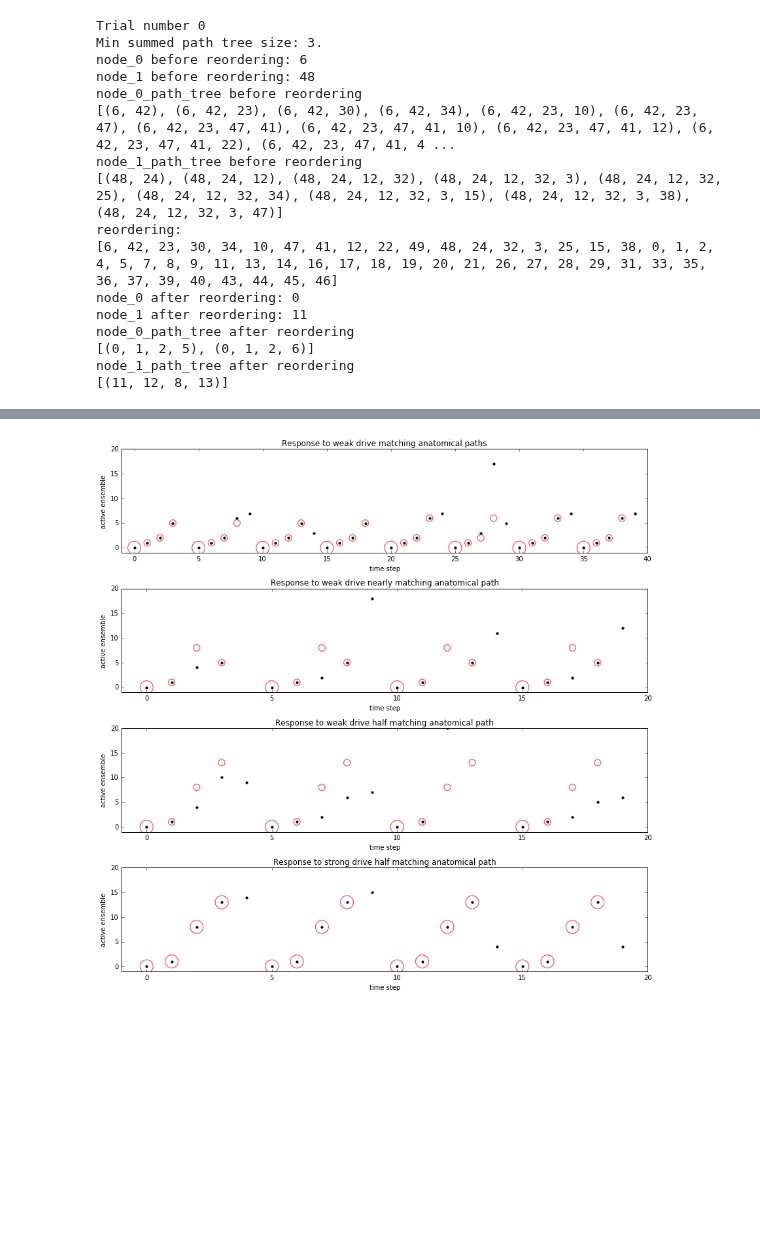
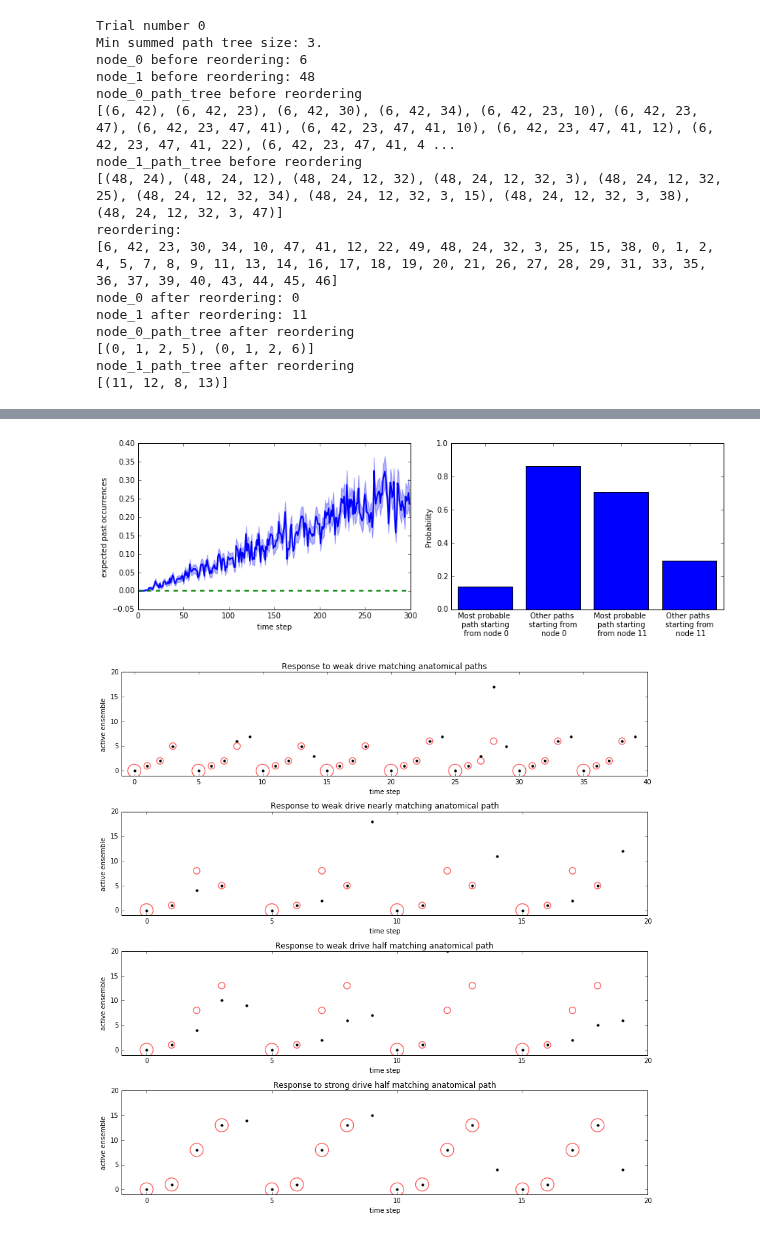
Before and after one commit to rkp8000/be_more_spontaneous, a Jupyter notebook: figures/softmax_random_basic_properties.ipynb, the cells around one changed output, grey strips where cells are left out. Drawn from its saved outputs; the diff is of its cells as text; code cells hidden in the pictures; blank space fills up the shorter version.

```diff
--- a/figures/softmax_random_basic_properties.ipynb
+++ b/figures/softmax_random_basic_properties.ipynb
@@ -58,3 +60,19 @@ softmax_random_basic_properties.spontaneous(CONFIG_SPONTANEOUS)
+# %%
+CONFIG_SPONTANEOUS_STATS = {
+    'SEED': 0,
+
+    'LOAD_FILE_NAME': 'softmax_random_network.npy',
+
+    'L': 4,
+    'T': 300,
+    'N_REPEATS_LONG': 500,
+
+    'FIG_SIZE': (12, 4),
+}
+# %%
+softmax_random_basic_properties.spontaneous_stats(CONFIG_SPONTANEOUS_STATS)
+# %% [output]
+[figure, added]
 # %%
 CONFIG_WEAKLY_DRIVEN = {
     'SEED': 0,
```
Also changed, not shown: parts of 4 cells of this notebook.
